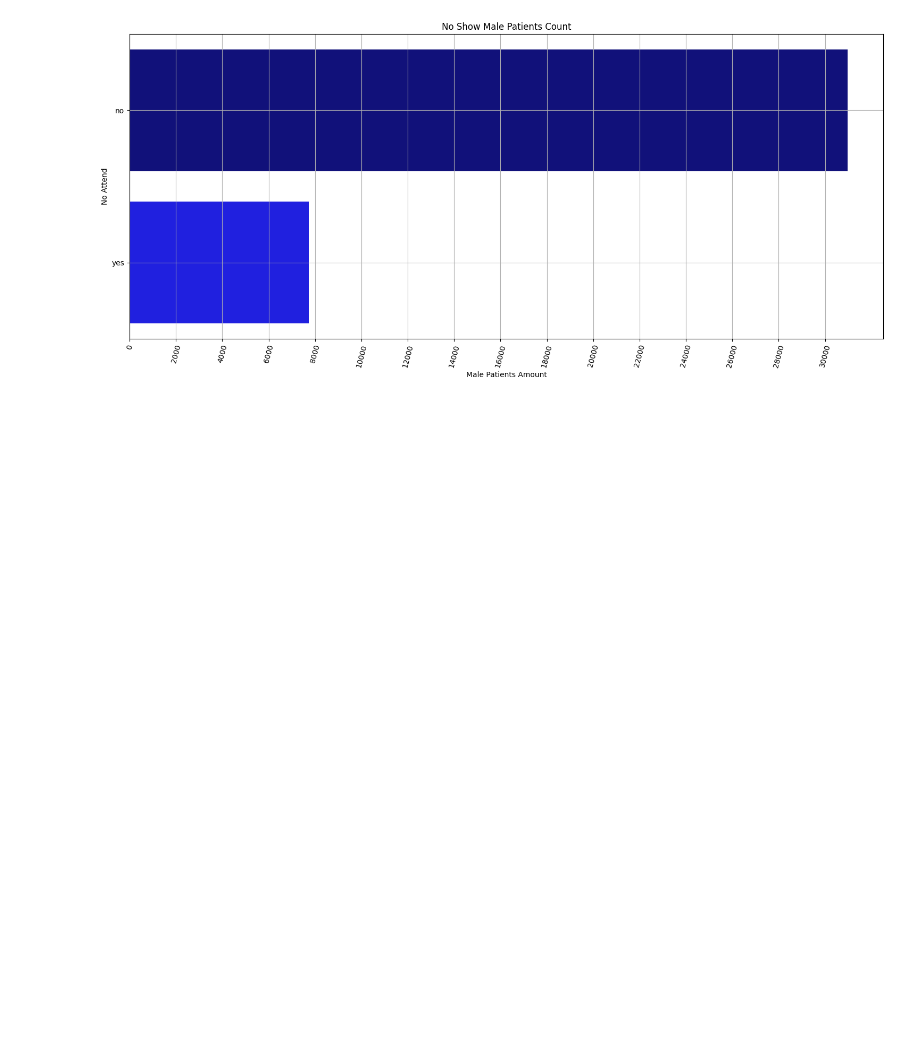
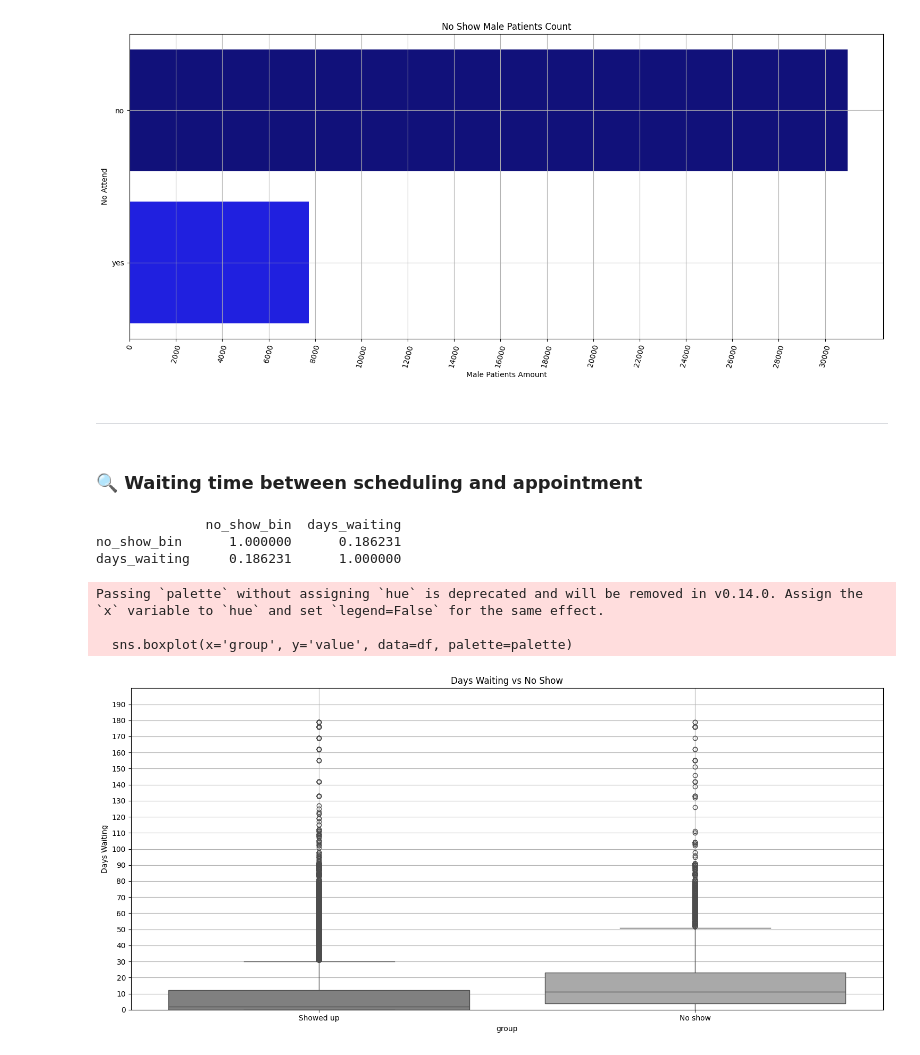
Before and after one commit to LuisPastranaLemus/Data-Driven-Insights-on-Patient-No-Shows, a Jupyter notebook: notebooks/01-eda.ipynb, the cells around one changed output. Saved outputs shown, nothing was run; the diff lists cells and outputs as text; code cells hidden in the pictures; blank space fills up the shorter version.

```diff
--- a/notebooks/01-eda.ipynb
+++ b/notebooks/01-eda.ipynb
@@ -35,6 +35,9 @@ df_patients_adult = load_dataset_from_csv(data_file_path_adult_partially_clean,
 
 data_file_path_clean = project_root / "data" / "processed" / "patients_clean.csv"
 df_patients_clean = load_dataset_from_csv(data_file_path_clean, header='infer',  parse_dates=['scheduled_day', 'appointment_day'])
+
+data_file_path_dayswaiting_noshow = project_root / "data" / "processed" / "patients_dayswaiting_noshow.csv"
+df_patients_dayswaiting_noshow = load_dataset_from_csv(data_file_path_dayswaiting_noshow, header='infer',  parse_dates=['scheduled_day', 'appointment_day'])
 # %%
 format_notebook()
 # %% [markdown]
@@ -333,3 +342,23 @@ plot_horizontal_bar(df_patients_clean.loc[(df_patients_clean['gender'] == 'male'
                     ylabel='No Attend', title='No Show Male Patients Count', xticks_range=(0, 30970, 2000), rotation=75)
 # %% [output]
 [figure]
+# %% [markdown]
+---
+# %% [markdown]
+### 🔍 Waiting time between scheduling and appointment
+# %%
+patients_dayswaiting_noshow_correlation = df_patients_dayswaiting_noshow[['no_show_bin', 'days_waiting']].corr()
+print(patients_dayswaiting_noshow_correlation)
+# %% [output]
+              no_show_bin  days_waiting
+no_show_bin      1.000000      0.186231
+days_waiting     0.186231      1.000000
+# %%
+plot_boxplots(ds_list=[df_patients_dayswaiting_noshow.loc[(df_patients_dayswaiting_noshow['no_show_bin'] == 0), 'days_waiting'],
+                       df_patients_dayswaiting_noshow.loc[(df_patients_dayswaiting_noshow['no_show_bin'] == 1), 'days_waiting']],
+              xlabels=['Showed up', 'No show'], ylabel='Days Waiting', title='Days Waiting vs No Show', color=['Grey', 'Darkgrey'],  yticks_range=(0, 200, 10))
+# %% [output]
+Passing `palette` without assigning `hue` is deprecated and will be removed in v0.14.0. Assign the `x` variable to `hue` and set `legend=False` for the same effect.
+
+  sns.boxplot(x='group', y='value', data=df, palette=palette)
+[figure, added]
```
Also changed, not shown: parts of 2 cells of this notebook, 4 other files.
